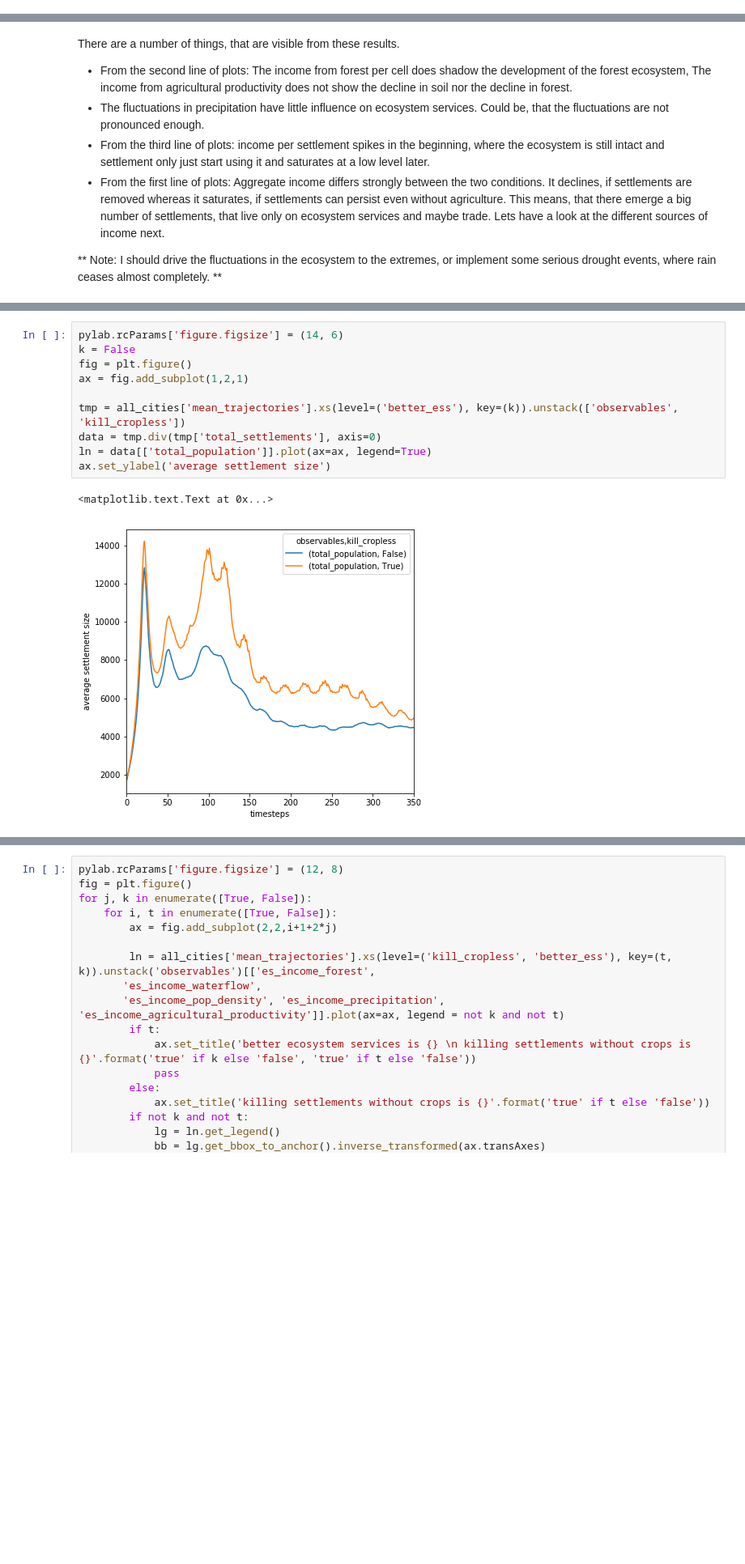
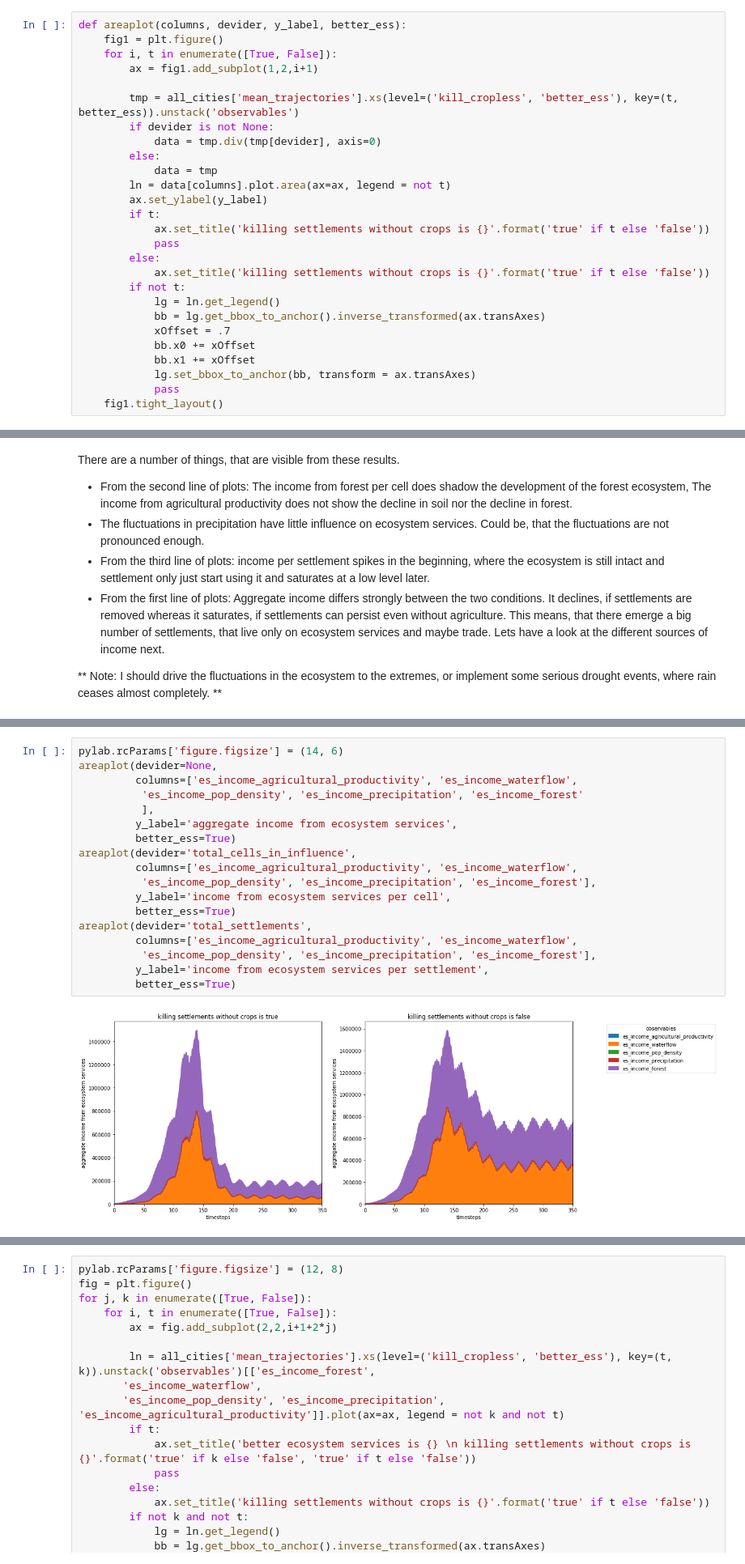
Before and after one commit to jakobkolb/Mayasim, a Jupyter notebook: Evaluation_Notebooks/X4_indepth_study_of_ecosystem_services.ipynb, the cells around one changed output, grey strips where cells are left out. Shown at 81% size. Saved outputs shown, nothing was run; the diff lists cells and outputs as text; blank space fills up the shorter version.

```diff
--- a/Evaluation_Notebooks/X4_indepth_study_of_ecosystem_services.ipynb
+++ b/Evaluation_Notebooks/X4_indepth_study_of_ecosystem_services.ipynb
@@ -20,6 +20,33 @@ loc1 = '/home/jakob/Project_MayaSim/Python/output_data/X4_es_income/results/traj
 loc2 = '/home/jakob/Project_MayaSim/Python/output_data/X4_es_income/results/traders_trajectory'
 all_cities = pd.read_pickle(loc1)
 trade_cities = pd.read_pickle(loc2)
+# %%
+def areaplot(columns, devider, y_label, better_ess):
+    fig1 = plt.figure()
+    for i, t in enumerate([True, False]):
+        ax = fig1.add_subplot(1,2,i+1)
+
+        tmp = all_cities['mean_trajectories'].xs(level=('kill_cropless', 'better_ess'), key=(t, better_ess)).unstack('observables')
+        if devider is not None:
+            data = tmp.div(tmp[devider], axis=0)
+        else:
+            data = tmp
+        ln = data[columns].plot.area(ax=ax, legend = not t)
+        ax.set_ylabel(y_label)
+        if t:
+            ax.set_title('killing settlements without crops is {}'.format('true' if t else 'false'))
+            pass
+        else:
+            ax.set_title('killing settlements without crops is {}'.format('true' if t else 'false'))
+        if not t:
+            lg = ln.get_legend()
+            bb = lg.get_bbox_to_anchor().inverse_transformed(ax.transAxes)
+            xOffset = .7
+            bb.x0 += xOffset
+            bb.x1 += xOffset
+            lg.set_bbox_to_anchor(bb, transform = ax.transAxes)
+            pass
+    fig1.tight_layout()
 # %% [markdown]
 Look at the state of the ecosystem: forest, soil and waterflow.
 
@@ -229,13 +141,20 @@ Therefore, If the income from ecosystem serviced depended on precipitation, stop
-# %%
-pylab.rcParams['figure.figsize'] = (14, 6)
-k = False
-fig = plt.figure()
-ax = fig.add_subplot(1,2,1)
-
-tmp = all_cities['mean_trajectories'].xs(level=('better_ess'), key=(k)).unstack(['observables', 'kill_cropless'])
-data = tmp.div(tmp['total_settlements'], axis=0)
-ln = data[['total_population']].plot(ax=ax, legend=True)
-ax.set_ylabel('average settlement size')
-# %% [output]
-<matplotlib.text.Text at 0x...>
-[figure, removed]
+# %%
+pylab.rcParams['figure.figsize'] = (14, 6)
+areaplot(devider=None,
+         columns=['es_income_agricultural_productivity', 'es_income_waterflow',
+          'es_income_pop_density', 'es_income_precipitation', 'es_income_forest'
+          ],
+         y_label='aggregate income from ecosystem services',
+         better_ess=True)
+areaplot(devider='total_cells_in_influence',
+         columns=['es_income_agricultural_productivity', 'es_income_waterflow',
+          'es_income_pop_density', 'es_income_precipitation', 'es_income_forest'],
+         y_label='income from ecosystem services per cell',
+         better_ess=True)
+areaplot(devider='total_settlements',
+         columns=['es_income_agricultural_productivity', 'es_income_waterflow',
+          'es_income_pop_density', 'es_income_precipitation', 'es_income_forest'],
+         y_label='income from ecosystem services per settlement',
+         better_ess=True)
+# %% [output]
+[figure, added]
```
Also changed, not shown: parts of 6 cells of this notebook, 1 other file.
